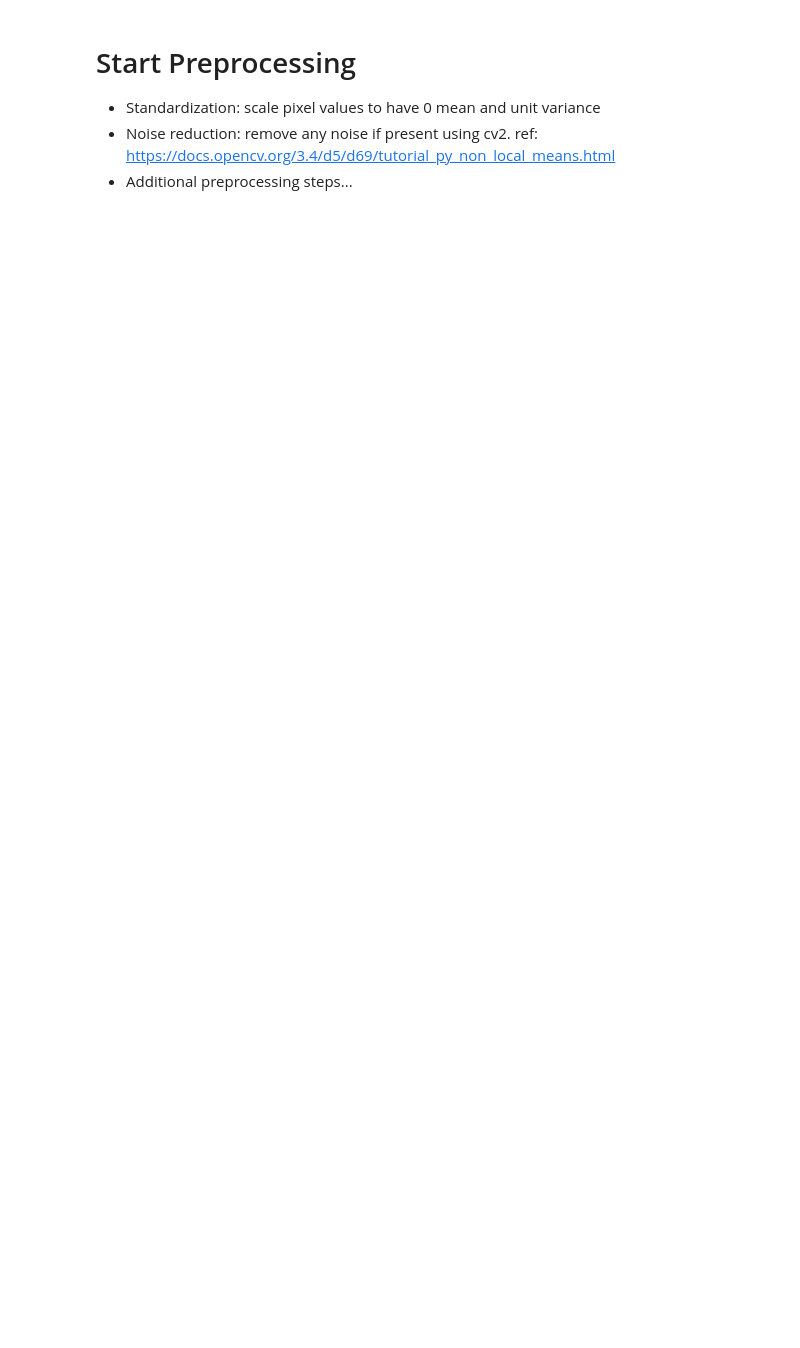
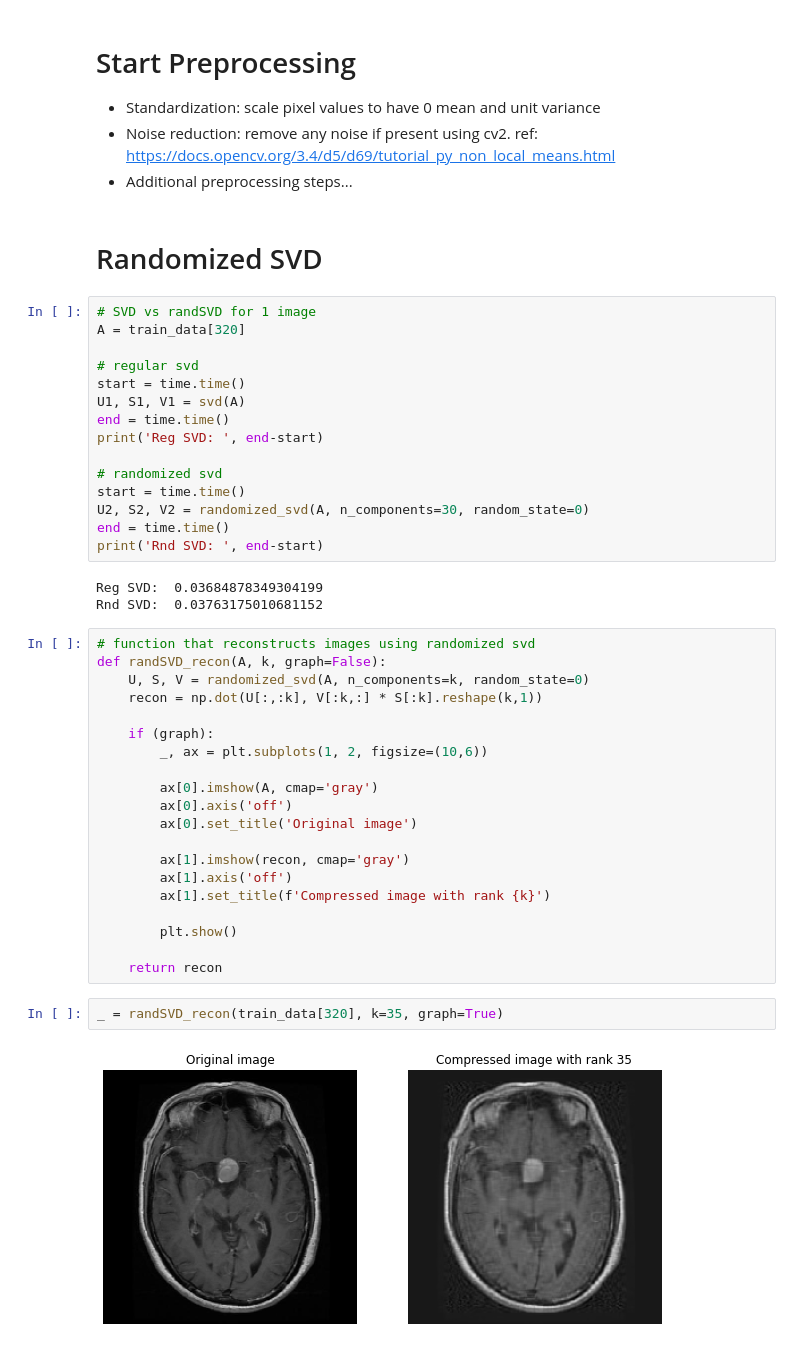
Before and after one commit to nsuttora/Anomaly-Detection-Numerical-LinAlg-for-Big-Data, a Jupyter notebook: load_and_preprocess.ipynb, the cells around one changed output. Cells and saved outputs as stored; diff of their text form; blank space fills up the shorter version.

Commit message:
randSVD reconstruction

```diff
--- a/load_and_preprocess.ipynb
+++ b/load_and_preprocess.ipynb
@@ -129,3 +132,47 @@ plt.show()
 - Standardization: scale pixel values to have 0 mean and unit variance
 - Noise reduction: remove any noise if present using cv2. ref: https://docs.opencv.org/3.4/d5/d69/tutorial_py_non_local_means.html
 - Additional preprocessing steps...
+# %% [markdown]
+# Randomized SVD
+# %%
+# SVD vs randSVD for 1 image
+A = train_data[320]
+
+# regular svd
+start = time.time()
+U1, S1, V1 = svd(A)
+end = time.time()
+print('Reg SVD: ', end-start)
+
+# randomized svd
+start = time.time()
+U2, S2, V2 = randomized_svd(A, n_components=30, random_state=0)
+end = time.time()
+print('Rnd SVD: ', end-start)
+# %% [output]
+Reg SVD:  0.03684878349304199
+Rnd SVD:  0.03763175010681152
+# %%
+# function that reconstructs images using randomized svd
+def randSVD_recon(A, k, graph=False):
+    U, S, V = randomized_svd(A, n_components=k, random_state=0)
+    recon = np.dot(U[:,:k], V[:k,:] * S[:k].reshape(k,1))
+
+    if (graph):
+        _, ax = plt.subplots(1, 2, figsize=(10,6))
+
+        ax[0].imshow(A, cmap='gray')
+        ax[0].axis('off')
+        ax[0].set_title('Original image')
+
+        ax[1].imshow(recon, cmap='gray')
+        ax[1].axis('off')
+        ax[1].set_title(f'Compressed image with rank {k}')
+
+        plt.show()
+
+    return recon
+# %%
+_ = randSVD_recon(train_data[320], k=35, graph=True)
+# %% [output]
+[figure, added]
```
Also changed, not shown: parts of 5 cells of this notebook.
